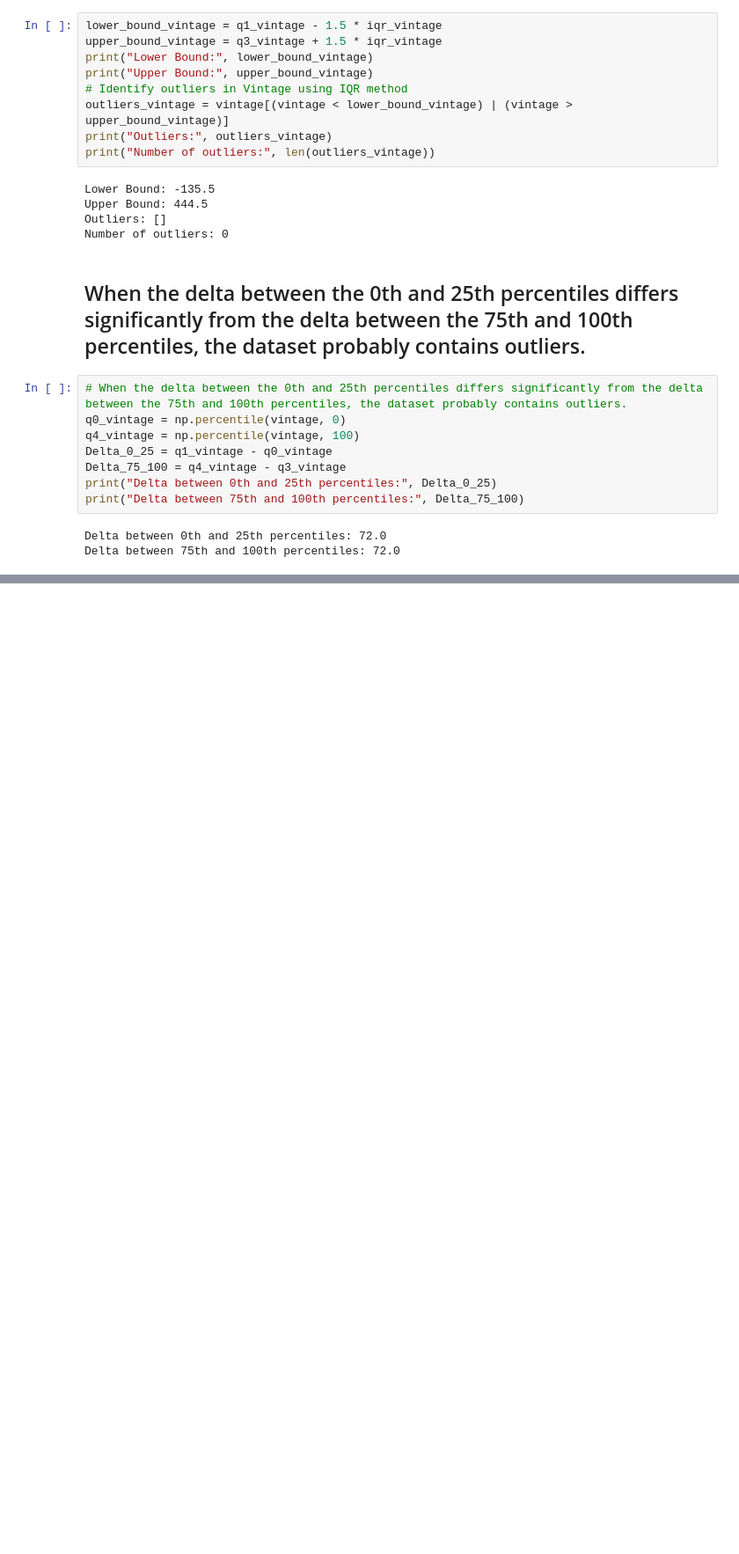
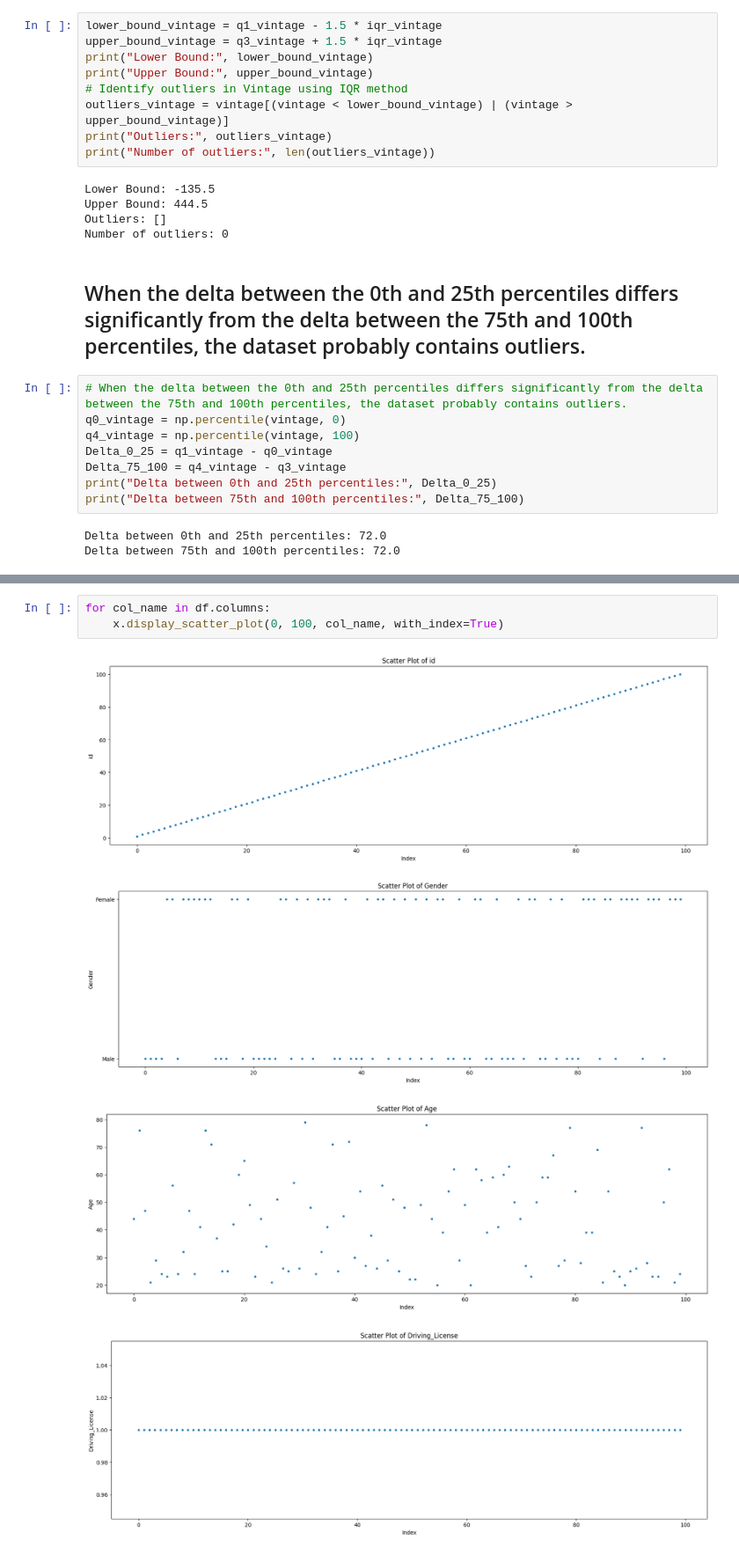
Before and after one commit to joseph-jomon/keaggling, a Jupyter notebook: First_task.ipynb, the cells around one changed output, grey strips where cells are left out. Shown at 88% size. Drawn from its saved outputs; the diff is of its cells as text; blank space fills up the shorter version.

```diff
--- a/First_task.ipynb
+++ b/First_task.ipynb
@@ -546,0 +621,8 @@ Delta between 75th and 100th percentiles: 72.0
+# %%
+for col_name in df.columns:
+    x.display_scatter_plot(0, 100, col_name, with_index=True)
+# %% [output]
+[figure, added]
+[figure, added]
+[figure, added]
+[figure, added]
```
Also changed, not shown: parts of 12 cells of this notebook.
